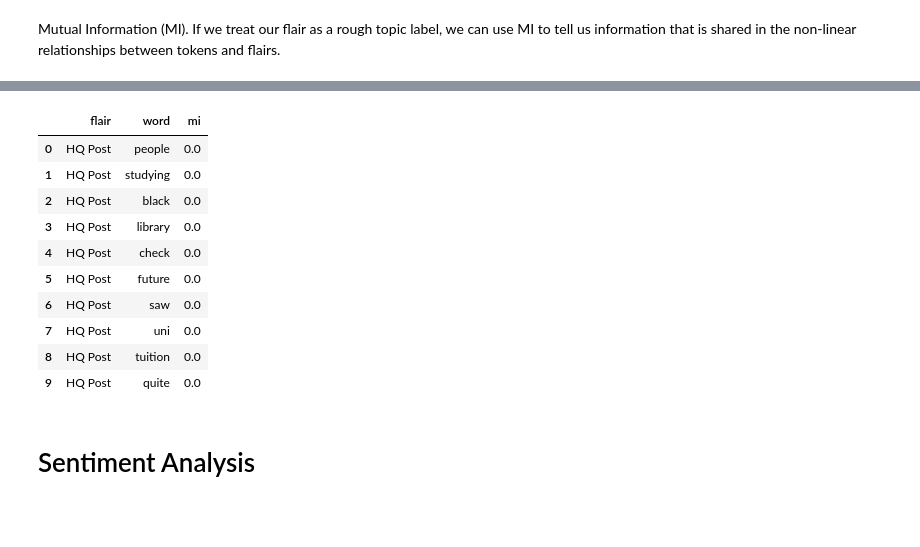
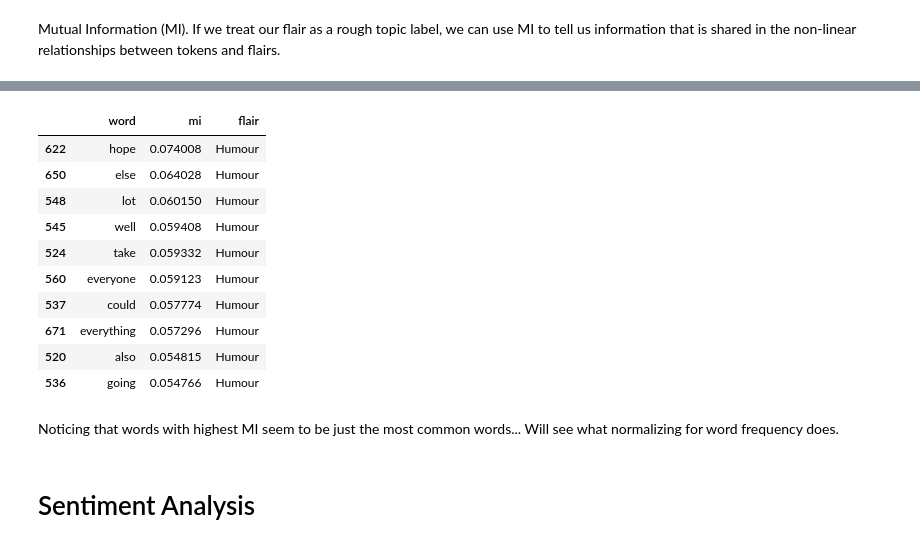
Before and after one commit to grace-ylin/uni-sentiment-analysis, a Jupyter notebook: data-collection/flairs.ipynb, the cells around one changed output, grey strips where cells are left out. Saved outputs shown, nothing was run; the diff lists cells and outputs as text; code cells hidden in the pictures; blank space fills up the shorter version.

```diff
--- a/data-collection/flairs.ipynb
+++ b/data-collection/flairs.ipynb
@@ -203,39 +243,27 @@ for word, _ in top_500:
 # %%
 from sklearn.metrics import mutual_info_score
 
-def getMI(topk, df, label_column = 'flair'):
+def getMI(df, label_column = 'flair'):
 
-    # Get flair names
+    # Get list of topk words from MI df
+    topk = df.select_dtypes(include = np.number).columns
+
+    # Get label column names
     unique_labels = df[label_column].unique()
 
-    # Placeholder df
-    overalldf = pd.DataFrame()
+    all_scores = []
 
     for flair in unique_labels:
-        miscore = []
-        label = df[label_column].copy()
-
-
-        label[label != flair] = 0
-        label[label == flair] = 1
+        label = (df[label_column] == flair).astype(int)
 
         # Get MI for topk words in flair
         for word in topk:
-            miscore.append([word[0]] + [mutual_info_score(label, df[word[0]])] + [flair])
+            score = mutual_info_score(label, df[word])
+            all_scores.append({'word': word, 'mi': score, 'flair': flair})
 
-        # Combine scores of all words for flair into df
-        miscoredf = pd.DataFrame(miscore).sort_values(1, ascending = False)
-        miscoredf.columns = ['word', 'mi', 'flair']
-        overalldf = pd.concat([overalldf, miscoredf])
-
-    return overalldf
+    return pd.DataFrame(all_scores).sort_values(by='mi', ascending=False)
 # %%
-# Add university back into df
-mi_df['university'] = df['university']
-
-uoft_mi_scores = getMI(top_500, mi_df[mi_df['university'] == 'UofT'])
-ubc_mi_scores = getMI(top_500, mi_df[mi_df['university'] == 'UBC'])
-mcgill_mi_scores = getMI(top_500, mi_df[mi_df['university'] == 'McGill'])
-
-# Display UofT top mi words by flair
-uoft_mi_scores.set_index(['word']).groupby('flair')['mi'].nlargest(10).reset_index()
+all_mi_scores = getMI(all_mi)
+uoft_mi_scores = getMI(uoft_mi)
+ubc_mi_scores = getMI(ubc_mi)
+mcgill_mi_scores = getMI(mcgill_mi)
@@ -277,15 +270,16 @@ ubc_mi_scores.set_index(['word']).groupby('flair')['mi'].nlargest(10).reset_inde
-# %%
-# McGill
-mcgill_mi_scores.set_index(['word']).groupby('flair')['mi'].nlargest(10).reset_index()
-# %% [output]
-|  | flair | word | mi |
-| 0 | HQ Post | people | 0.0 |
-| 1 | HQ Post | studying | 0.0 |
-| 2 | HQ Post | black | 0.0 |
-| 3 | HQ Post | library | 0.0 |
-| 4 | HQ Post | check | 0.0 |
-| 5 | HQ Post | future | 0.0 |
-| 6 | HQ Post | saw | 0.0 |
-| 7 | HQ Post | uni | 0.0 |
-| 8 | HQ Post | tuition | 0.0 |
-| 9 | HQ Post | quite | 0.0 |
+# %%
+all_mi_scores.head(10)
+# %% [output]
+|  | word | mi | flair |
+| 622 | hope | 0.074008 | Humour |
+| 650 | else | 0.064028 | Humour |
+| 548 | lot | 0.060150 | Humour |
+| 545 | well | 0.059408 | Humour |
+| 524 | take | 0.059332 | Humour |
+| 560 | everyone | 0.059123 | Humour |
+| 537 | could | 0.057774 | Humour |
+| 671 | everything | 0.057296 | Humour |
+| 520 | also | 0.054815 | Humour |
+| 536 | going | 0.054766 | Humour |
+# %% [markdown]
+Noticing that words with highest MI seem to be just the most common words... Will see what normalizing for word frequency does.
```
Also changed, not shown: parts of 24 cells of this notebook, 1 other file.
